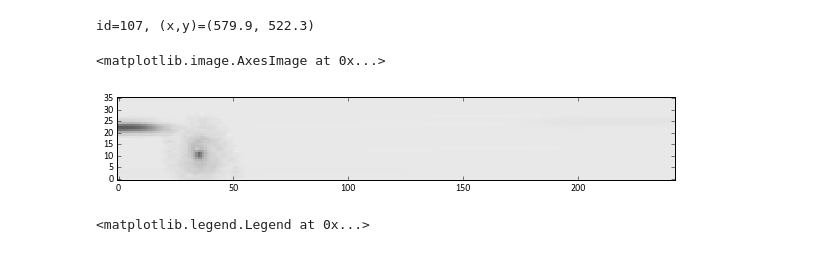
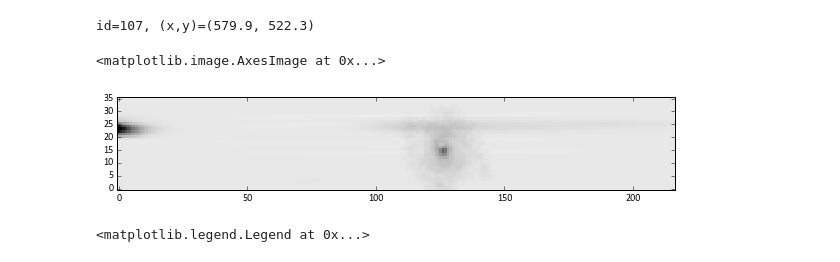
Before and after one commit to gbrammer/grizli, a Jupyter notebook: docs/Basic-Sim.ipynb, the cells around one changed output. Saved outputs shown, nothing was run; the diff lists cells and outputs as text; code cells hidden in the pictures.

```diff
--- a/docs/Basic-Sim.ipynb
+++ b/docs/Basic-Sim.ipynb
@@ -93,14 +98,16 @@ beam_g141 = grizli.model.BeamCutout(id=id, x=x0, y=y0, cutout_dimensions=[18,18]
 # %%
 ## Contamination coutouts of spectra around the object of interest
 for beam, sim in zip([beam_g102, beam_g141], [sim_g102, sim_g141]):
-    beam.compute_model(beam.thumb, id=beam.id) # flat-spectrum model
-    beam.contam = beam.get_cutout(sim.model) - beam.model # already in sim.model, take it out
+    # flat-spectrum model
+    beam.compute_model(beam.thumb, id=beam.id)
+    # flat-spectrum model already in sim.model, take it out for the contam cutout
+    beam.contam = beam.get_cutout(sim.model) - beam.model
 
-plt.imshow(beam_g102.contam, interpolation='Nearest',
+plt.imshow(beam_g141.contam, interpolation='Nearest',
            origin='lower', vmin=-0.008, vmax=0.08, cmap='gray_r')
 # %% [output]
 <matplotlib.image.AxesImage at 0x...>
-[figure, old version]
+[figure, new version]
 # %%
 ## Example spectrum, low metallicity star-forming galaxy with strong lines
 ## after the object described by Erb et al. (2010)
```
Also changed, not shown: parts of 1 cell of this notebook.
